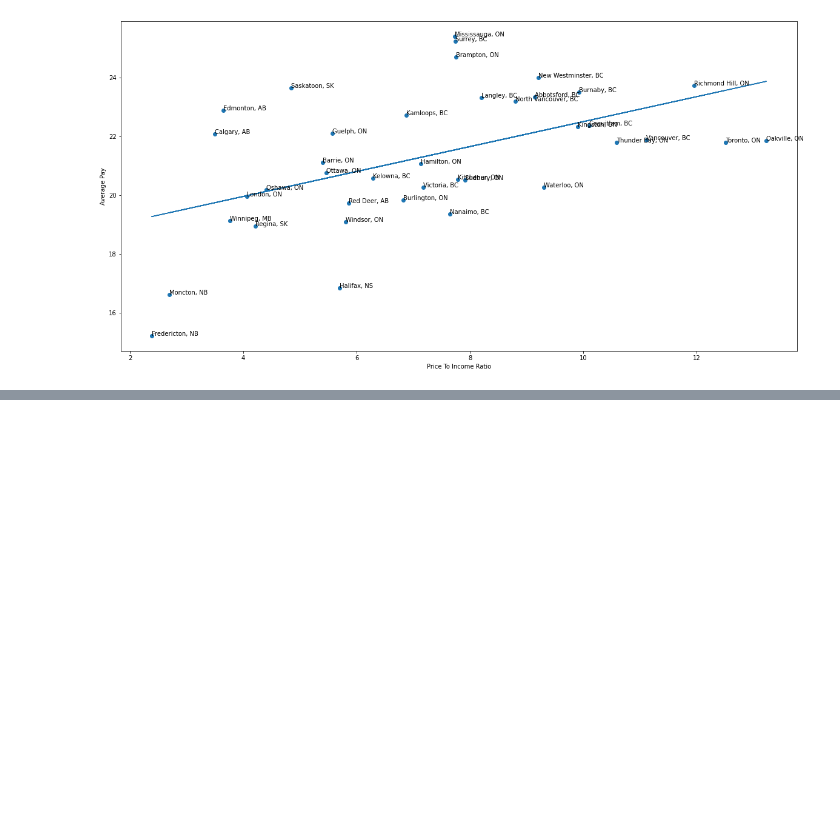
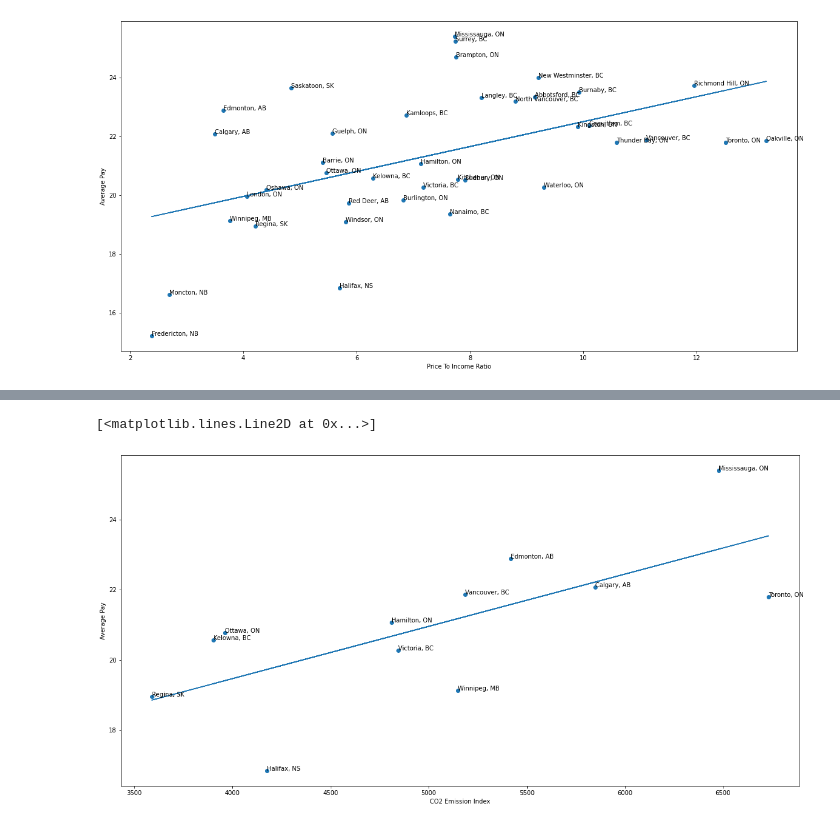
Before and after one commit to ChristopheTran/Canadian-Jobs-Amid-a-Pandemic, a Jupyter notebook: Playground.ipynb, the cells around one changed output, grey strips where cells are left out. Drawn from its saved outputs; the diff is of its cells as text; code cells hidden in the pictures; blank space fills up the shorter version.

```diff
--- a/Playground.ipynb
+++ b/Playground.ipynb
@@ -155,0 +233,20 @@ ax.plot(answer_dataframe[independent_column], m*answer_dataframe[independent_col
+# %%
+#Are cities with highest paying jobs correlated to pollution
+numbeo_key3 = "Traffic"
+traffic_merged = pd.merge(jobs_noc_merged, numbeo[numbeo_key2], on="City", how="inner")
+
+traffic_merged = traffic_merged[traffic_merged["PayUnit"] == "HOUR"]
+city_pay = {"City":[], "Average Pay":[]}
+for city, group in traffic_merged.groupby("City"):
+    group["MinPay"] = group["MinPay"].astype(np.float64)
+    city_pay["City"].append(city)
+    city_pay["Average Pay"].append(group["MinPay"].mean())
+city_pay = pd.DataFrame(city_pay)
+traffic_answer_dataframe = pd.merge(city_pay, numbeo[numbeo_key3], on="City", how="inner")
+
+independent_column = "CO2 Emission Index"
+dependent_column = "Average Pay"
+
+#Correlation
+method = "spearman"
+traffic_answer_dataframe.corr(method=method)
@@ -155,0 +261,19 @@ ax.plot(answer_dataframe[independent_column], m*answer_dataframe[independent_col
+# %%
+#Are cities with highest paying jobs correlated to pollution (continued)
+
+#Visualize
+fig, ax = plt.subplots(figsize=(20, 10))
+ax.scatter(traffic_answer_dataframe[independent_column], traffic_answer_dataframe[dependent_column])
+ax.set_xlabel(independent_column)
+ax.set_ylabel(dependent_column)
+
+#Add labels
+for i, txt in enumerate(traffic_answer_dataframe["City"]):
+    ax.annotate(txt, (traffic_answer_dataframe[independent_column][i], traffic_answer_dataframe[dependent_column][i]))
+
+#Line of best fit
+m, b = np.polyfit(traffic_answer_dataframe[independent_column], traffic_answer_dataframe[dependent_column], 1)
+ax.plot(traffic_answer_dataframe[independent_column], m*traffic_answer_dataframe[independent_column]+b)
+# %% [output]
+[<matplotlib.lines.Line2D at 0x...>]
+[figure, added]
```
Also changed, not shown: parts of 6 cells of this notebook.
